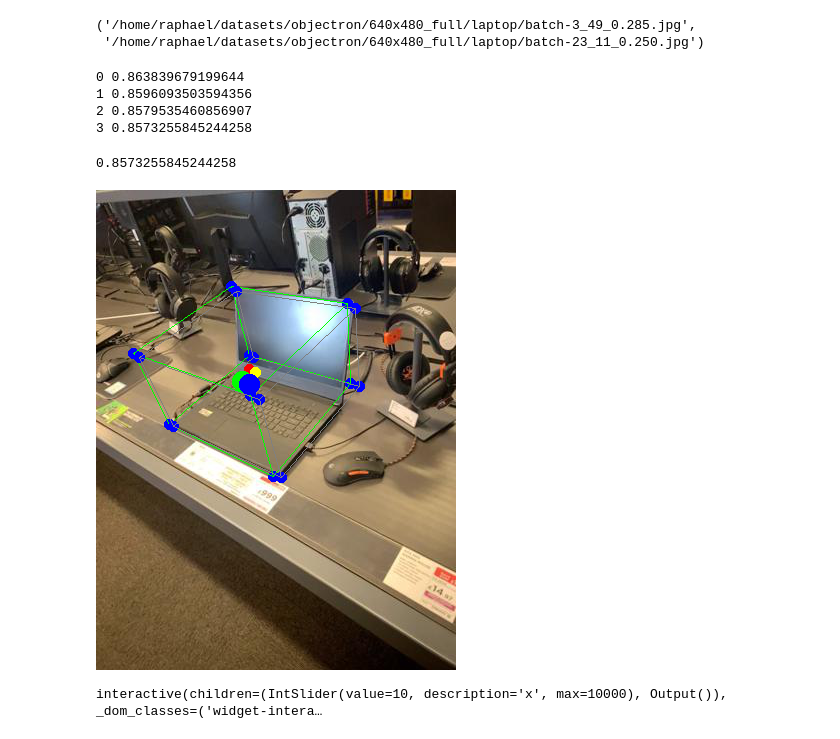
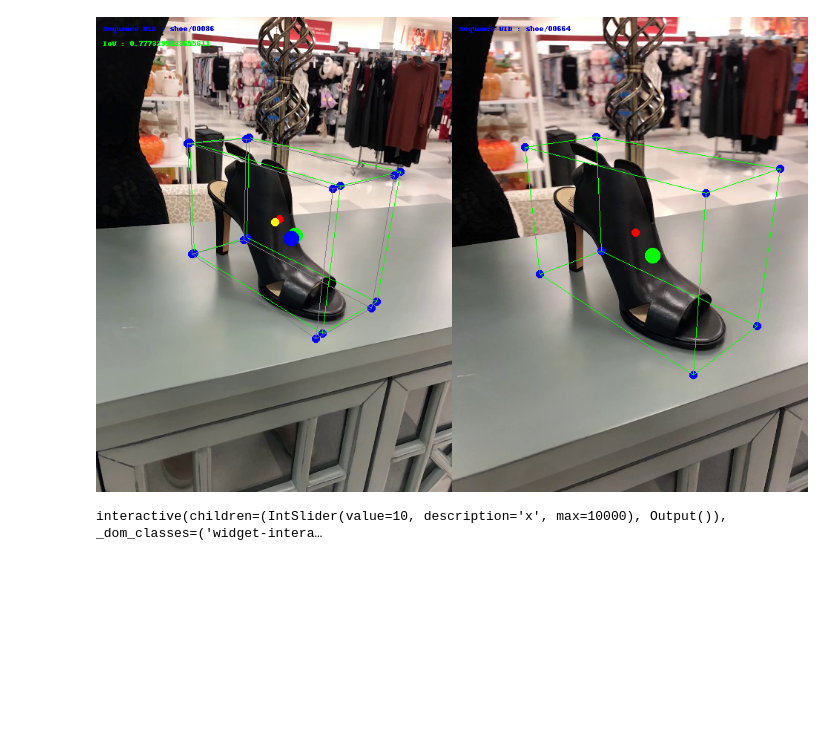
Before and after one commit to rjean/selfsupmotion, a Jupyter notebook: notebooks/zero_shot_pose_vis.ipynb, the cells around one changed output. Drawn from its saved outputs; the diff is of its cells as text; code cells hidden in the pictures; blank space fills up the shorter version.

Commit message:
Updated visualisation notebooks.

```diff
--- a/notebooks/zero_shot_pose_vis.ipynb
+++ b/notebooks/zero_shot_pose_vis.ipynb
@@ -13,9 +19,9 @@ embeddings, info_df, train_embeddings, train_info_df = zsp.read_experiment(exper
 # %%
-idx=86
+idx=91
 #points_2d, points_3d_query = zsp.get_points(info_df, idx)
 #points_2d_px_query = zsp.points_2d_to_points2d_px(points_2d, 360, 480)
 #plane_center_query, plane_normal_query= zsp.get_plane(info_df, idx)
 # %%
-query_im=Image.open(info_df.iloc[idx]["filepath_full"])
+query_im=experiment.get_image(idx, train=False)
 query_im
 # %% [output]
@@ -23,5 +33,6 @@ query_im
 # %%
-match_idx, score = zsp.find_match_idx(idx, embeddings, train_embeddings,0, score=True)
-res_im=Image.open(train_info_df.iloc[match_idx]["filepath_full"])
+#match_idx, score = zsp.find_match_idx(idx, experiment.embeddings, experiment.train_embeddings,0, score=True)
+match_idx= matches[idx]
+res_im=experiment.get_image(match_idx, train=True)
 res_im
 # %% [output]
@@ -33,34 +74,51 @@ match_idx
 # %%
-train_info_df.iloc[match_idx]["filepath_full"], info_df.iloc[idx]["filepath_full"]
+#train_info_df.iloc[match_idx]["filepath_full"], info_df.iloc[idx]["filepath_full"]
-# %% [output]
-('/home/raphael/datasets/objectron/640x480_full/laptop/batch-3_49_0.285.jpg',
- '/home/raphael/datasets/objectron/640x480_full/laptop/batch-23_11_0.250.jpg')
 # %%
-
-points_3d_result = zsp.get_bounding_box(idx, match_idx, info_df, train_info_df, adjust_scale=True)
+from PIL import ImageDraw
+points_3d_result = zsp.get_bounding_box(idx, match_idx, experiment, adjust_scale=True)
-# %% [output]
-0 0.863839679199644
-1 0.8596093503594356
-2 0.8579535460856907
-3 0.8573255845244258
 # %%
-def show_preview(query_idx, points_3d_result):
-    query_im=Image.open(info_df.iloc[query_idx]["filepath_full"])
-    query_camera = zsp.get_camera(info_df, query_idx)
-    query_intrinsics = zsp.get_intrinsics(query_camera)
-    points_2d_query, points_3d_query = zsp.get_points(info_df, query_idx)
-    points_2d_px_query = zsp.points_2d_to_points2d_px(points_2d_query, 360, 480)
-    query_intrinsics = zsp.scale_intrinsics(query_intrinsics, 0.25,0.25)
-    points2d_px_result = zsp.project_3d_to_2d(points_3d_result, query_intrinsics)
-    points2d_px_query = zsp.project_3d_to_2d(points_3d_query, query_intrinsics)
-    print(zsp.get_iou_between_bbox(np.array(points_3d_query), np.array(points_3d_result)))
-    zsp.draw_bbox(query_im,points2d_px_result)
-    zsp.draw_bbox(query_im,points2d_px_query, line_color=(128,128,128), pixel_center_color=(0,0,255),object_center_color=(255,255,0))
-    display(query_im)
-show_preview(idx, points_3d_result)
+def get_preview(query_idx, match_idx):
+    #query_im=Image.open(info_df.iloc[query_idx]["filepath_full"])
+    canevas = Image.new('RGB', (480*2, 640))
+    points_3d_result = zsp.get_bounding_box(query_idx, match_idx, experiment, adjust_scale=True)
+    #points_3d_result=points_3d_result1
+    query_im = experiment.get_image(query_idx, train=False)
+    result_im = experiment.get_image(match_idx, train=True)
+    #query_camera = zsp.get_camera(info_df, query_idx)
+    query_intrinsics = experiment.get_intrinsics(query_idx, train=False)
+    points_2d_query, points_3d_query = experiment.get_points(query_idx, train=False)
+    points_2d_px_query = geo.points_2d_to_points2d_px(points_2d_query, 480, 640)
+
+    points_2d_result_raw, points_3d_result_raw = experiment.get_points(match_idx, train=True)
+    points_2d_px_result_raw = geo.points_2d_to_points2d_px(points_2d_result_raw, 480, 640)
+    geo.draw_bbox(result_im,points_2d_px_result_raw)
+
+    query_intrinsics = geo.scale_intrinsics(query_intrinsics, 1/3, 1/3)
+    points2d_px_result = geo.project_3d_to_2d(points_3d_result, query_intrinsics)
+    points2d_px_query = geo.project_3d_to_2d(points_3d_query, query_intrinsics)
+    iou = zsp.get_iou_between_bbox(np.array(points_3d_query), np.array(points_3d_result))
+    d = ImageDraw.Draw(query_im)
+    iou_color = (255,0,0,255)
+    if iou > 0.5:
+        iou_color = (0,255,0,255)
+    d.text((10,30),f"IoU : {iou}", fill=iou_color)
+
+    query_sequence_uid = experiment.get_sequence_uid(query_idx, train=False)
+    d.text((10,10),f"Sequence UID : {query_sequence_uid}", fill=(0,0,255,255))
+
+    d = ImageDraw.Draw(result_im)
+    result_sequence_uid = experiment.get_sequence_uid(match_idx, train=True)
+    d.text((10,10),f"Sequence UID : {result_sequence_uid}", fill=(0,0,255,255))
+
+    #print()
+    geo.draw_bbox(query_im,points2d_px_result, line_color=iou_color)
+    geo.draw_bbox(query_im,points2d_px_query, line_color=(128,128,128), pixel_center_color=(0,0,255),object_center_color=(255,255,0))
+    canevas.paste(query_im)
+    canevas.paste(result_im, (480,0))
+    return canevas
+display.display(get_preview(idx, match_idx))
 # %% [output]
-0.8573255845244258
-[figure, old version]
+[figure, new version]
 # %%
 from __future__ import print_function
 from ipywidgets import interact, interactive, fixed, interact_manual
```
Also changed, not shown: parts of 14 cells of this notebook, 1 other file.
